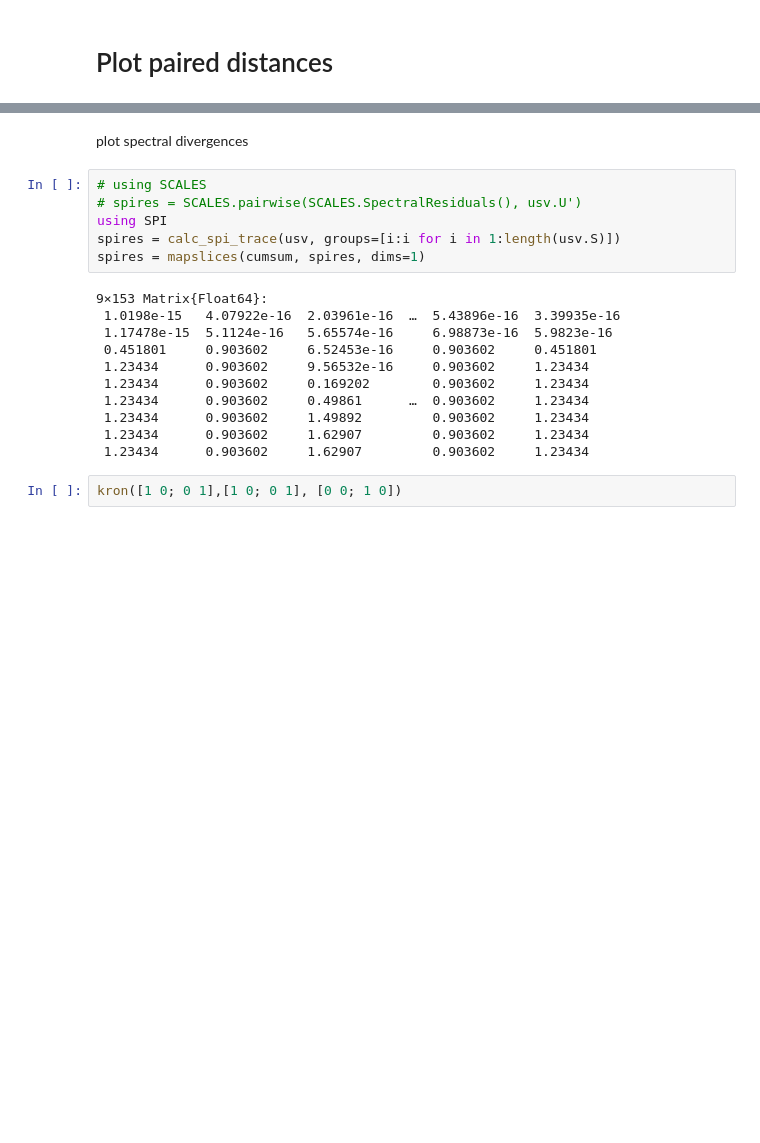
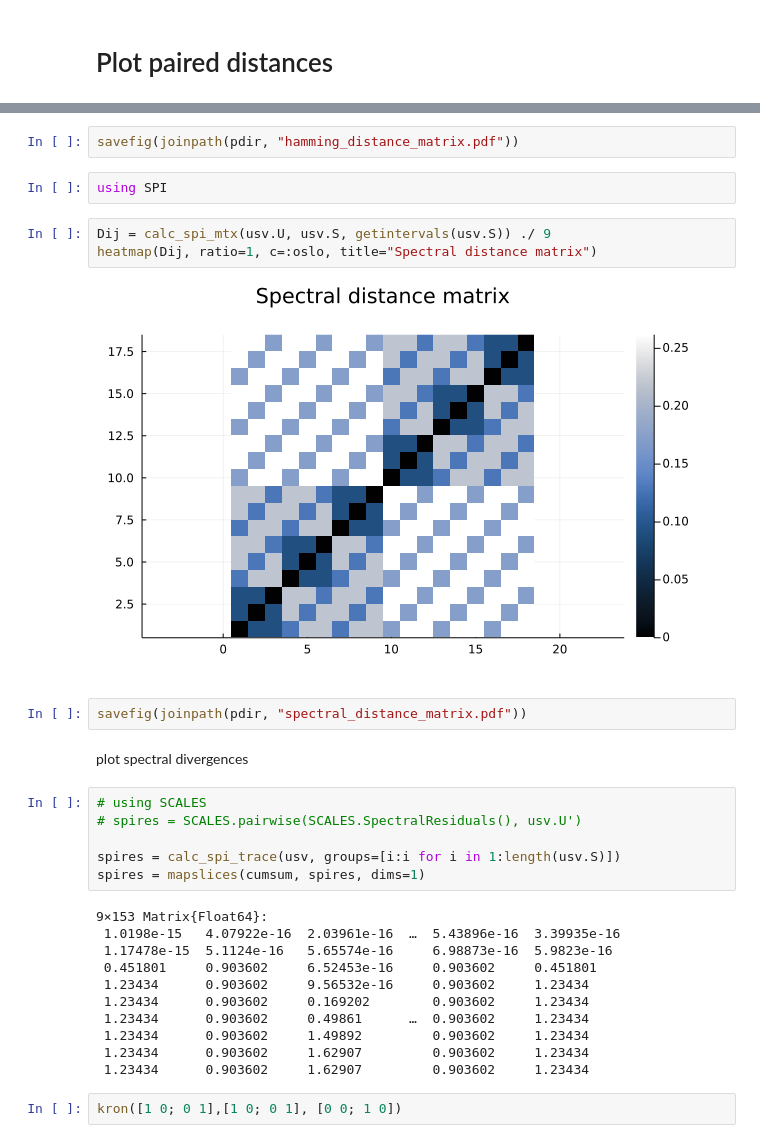
Before and after one commit to aramanlab/Doran_etal_2022, a Jupyter notebook: notebooks/reports/supp02_18x9_homoplasy.ipynb, the cells around one changed output, grey strips where cells are left out. Drawn from its saved outputs; the diff is of its cells as text; blank space fills up the shorter version.

```diff
--- a/notebooks/reports/supp02_18x9_homoplasy.ipynb
+++ b/notebooks/reports/supp02_18x9_homoplasy.ipynb
@@ -81,9 +95,20 @@ savefig(joinpath(pdir, "basiceuclideandistance.svg"))
+# %%
+savefig(joinpath(pdir, "hamming_distance_matrix.pdf"))
+# %%
+using SPI
+# %%
+Dij = calc_spi_mtx(usv.U, usv.S, getintervals(usv.S)) ./ 9
+heatmap(Dij, ratio=1, c=:oslo, title="Spectral distance matrix")
+# %% [output]
+[figure, added]
+# %%
+savefig(joinpath(pdir, "spectral_distance_matrix.pdf"))
 # %% [markdown]
 plot spectral divergences
 # %%
 # using SCALES
 # spires = SCALES.pairwise(SCALES.SpectralResiduals(), usv.U')
-using SPI
+
 spires = calc_spi_trace(usv, groups=[i:i for i in 1:length(usv.S)])
 spires = mapslices(cumsum, spires, dims=1)
 # %% [output]
```
Also changed, not shown: parts of 17 cells of this notebook, 2 other files.
